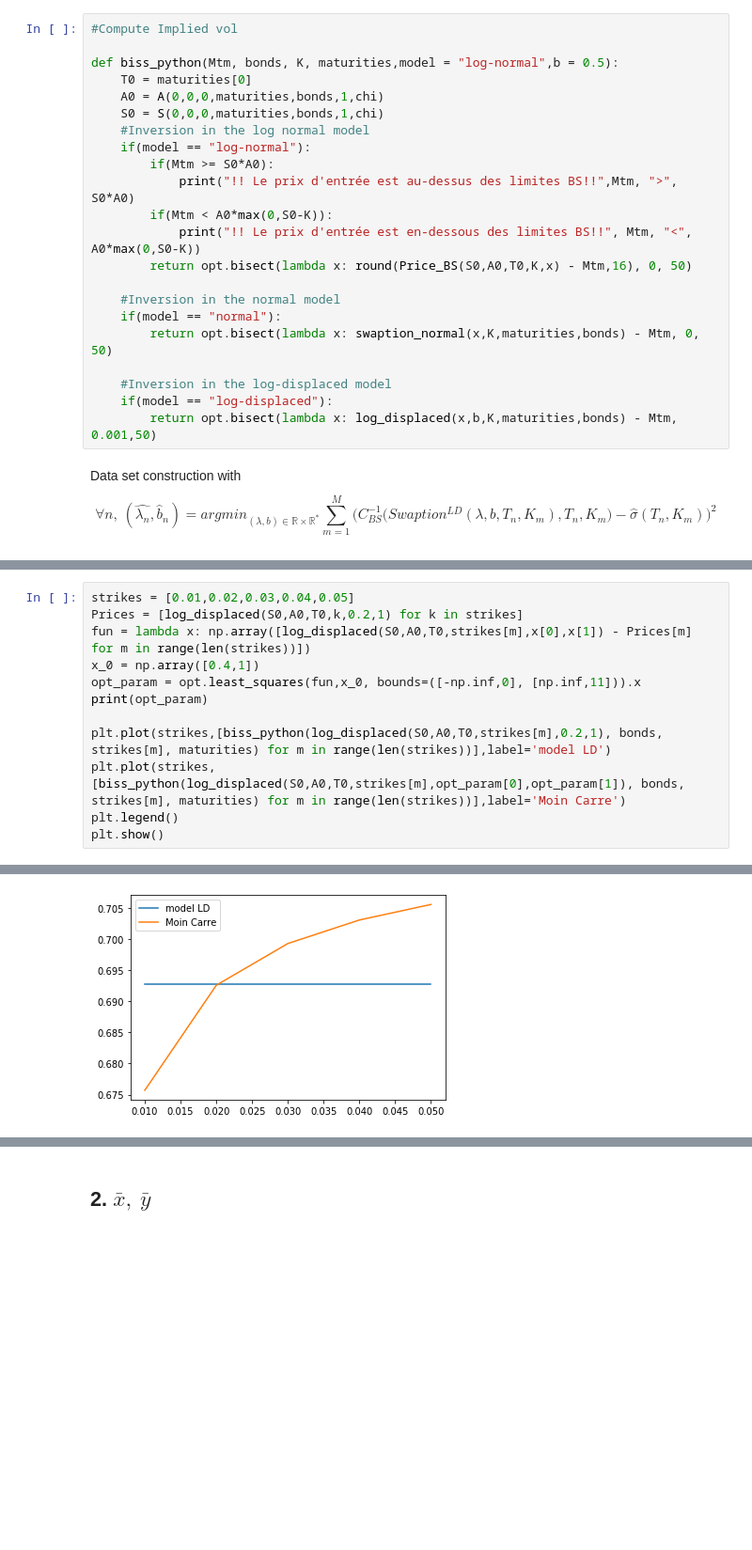
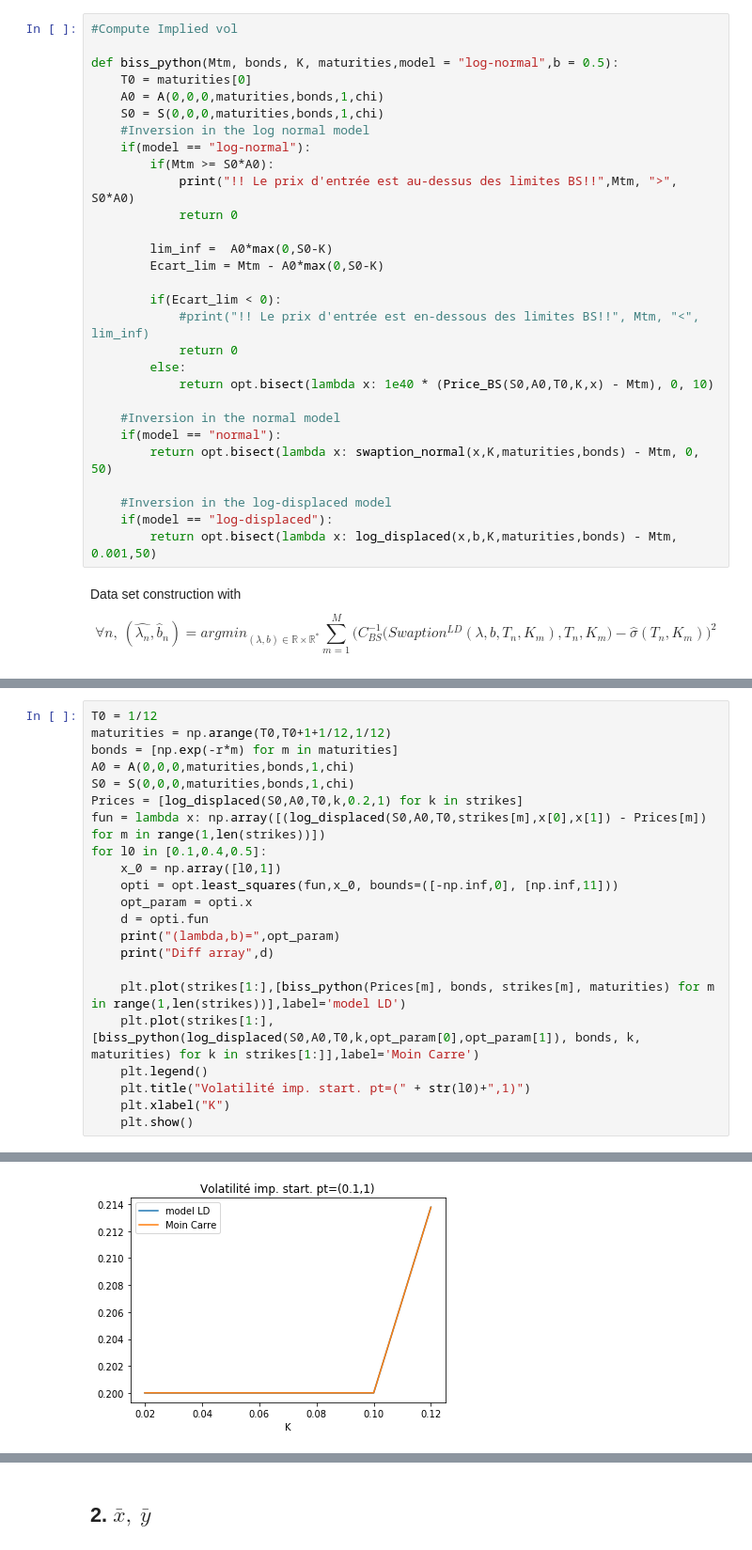
Before and after one commit to AlexisHoussard/Stage-Awalee-2021, a Jupyter notebook: Test_calibration.ipynb, the cells around one changed output, grey strips where cells are left out. Shown: that part at 94% size. Drawn from its saved outputs; the diff is of its cells as text; blank space fills up the shorter version.

```diff
--- a/Test_calibration.ipynb
+++ b/Test_calibration.ipynb
@@ -221,9 +222,16 @@ def biss_python(Mtm, bonds, K, maturities,model = "log-normal",b = 0.5):
     if(model == "log-normal"):
         if(Mtm >= S0*A0):
             print("!! Le prix d'entrée est au-dessus des limites BS!!",Mtm, ">", S0*A0)
-        if(Mtm < A0*max(0,S0-K)):
-            print("!! Le prix d'entrée est en-dessous des limites BS!!", Mtm, "<", A0*max(0,S0-K))
-        return opt.bisect(lambda x: round(Price_BS(S0,A0,T0,K,x) - Mtm,16), 0, 50)
+            return 0
+
+        lim_inf =  A0*max(0,S0-K)
+        Ecart_lim = Mtm - A0*max(0,S0-K)
+
+        if(Ecart_lim < 0):
+            #print("!! Le prix d'entrée est en-dessous des limites BS!!", Mtm, "<", lim_inf)
+            return 0
+        else:
+            return opt.bisect(lambda x: 1e40 * (Price_BS(S0,A0,T0,K,x) - Mtm), 0, 10)
 
     #Inversion in the normal model
     if(model == "normal"):
@@ -348,13 +365,23 @@ plt.show()
 # %%
-strikes = [0.01,0.02,0.03,0.04,0.05]
+T0 = 1/12
+maturities = np.arange(T0,T0+1+1/12,1/12)
+bonds = [np.exp(-r*m) for m in maturities]
+A0 = A(0,0,0,maturities,bonds,1,chi)
+S0 = S(0,0,0,maturities,bonds,1,chi)
 Prices = [log_displaced(S0,A0,T0,k,0.2,1) for k in strikes]
-fun = lambda x: np.array([log_displaced(S0,A0,T0,strikes[m],x[0],x[1]) - Prices[m] for m in range(len(strikes))])
-x_0 = np.array([0.4,1])
-opt_param = opt.least_squares(fun,x_0, bounds=([-np.inf,0], [np.inf,11])).x
-print(opt_param)
+fun = lambda x: np.array([(log_displaced(S0,A0,T0,strikes[m],x[0],x[1]) - Prices[m]) for m in range(1,len(strikes))])
+for l0 in [0.1,0.4,0.5]:
+    x_0 = np.array([l0,1])
+    opti = opt.least_squares(fun,x_0, bounds=([-np.inf,0], [np.inf,11]))
+    opt_param = opti.x
+    d = opti.fun
+    print("(lambda,b)=",opt_param)
+    print("Diff array",d)
 
-plt.plot(strikes,[biss_python(log_displaced(S0,A0,T0,strikes[m],0.2,1), bonds, strikes[m], maturities) for m in range(len(strikes))],label='model LD')
-plt.plot(strikes,[biss_python(log_displaced(S0,A0,T0,strikes[m],opt_param[0],opt_param[1]), bonds, strikes[m], maturities) for m in range(len(strikes))],label='Moin Carre')
-plt.legend()
-plt.show()
+    plt.plot(strikes[1:],[biss_python(Prices[m], bonds, strikes[m], maturities) for m in range(1,len(strikes))],label='model LD')
+    plt.plot(strikes[1:],[biss_python(log_displaced(S0,A0,T0,k,opt_param[0],opt_param[1]), bonds, k, maturities) for k in strikes[1:]],label='Moin Carre')
+    plt.legend()
+    plt.title("Volatilité imp. start. pt=(" + str(l0)+",1)")
+    plt.xlabel("K")
+    plt.show()
 # %% [output]
@@ -362 +391 @@ plt.show()
-[figure, old version]
+[figure, new version]
```
Also changed, not shown: parts of 37 cells of this notebook.
